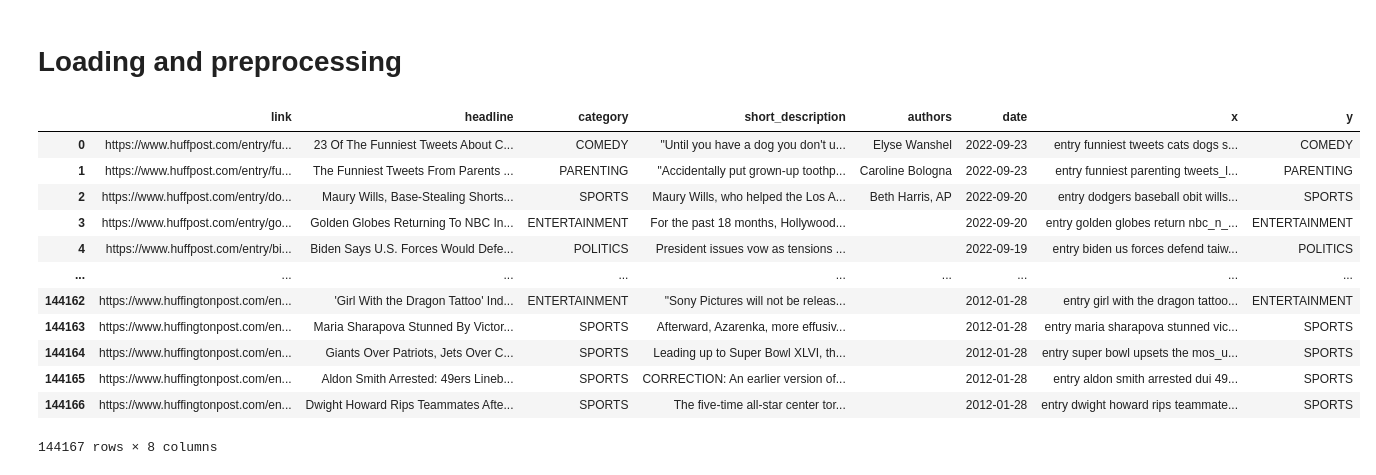
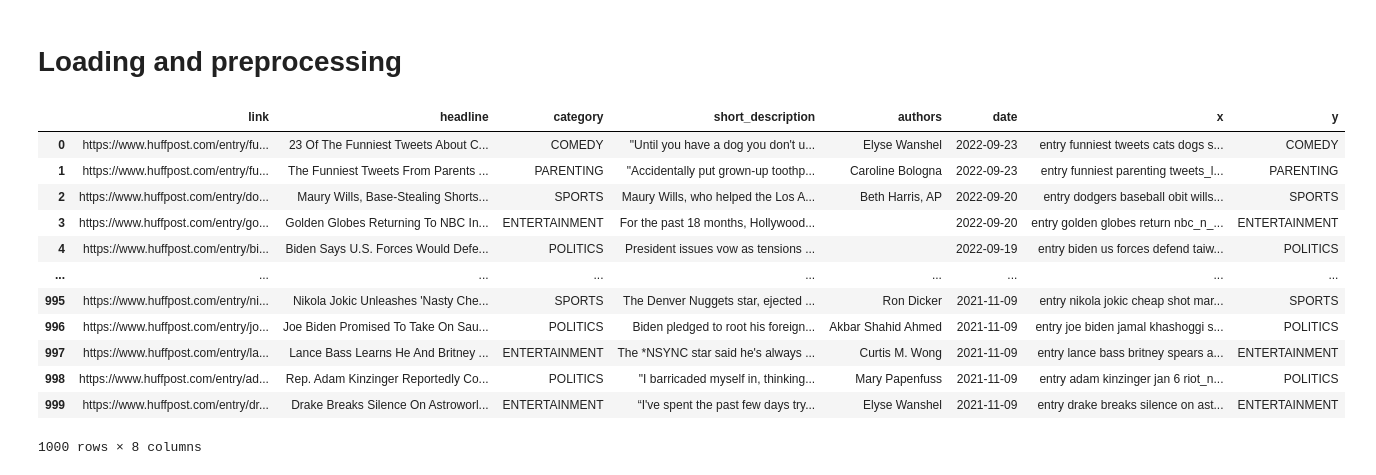
Before and after one commit to NHagar/url_classification, a Jupyter notebook: url_classification/analysis/pipeline.ipynb, the cells around one changed output. Saved outputs shown, nothing was run; the diff lists cells and outputs as text; code cells hidden in the pictures.

```diff
--- a/url_classification/analysis/pipeline.ipynb
+++ b/url_classification/analysis/pipeline.ipynb
@@ -10,39 +10,40 @@ con = duckdb.connect(database=':memory:', read_only=False)
 q = """
 WITH data AS (
 SELECT
     *
 FROM
     '../../data/raw/news_categories.parquet'
 ),
 total AS (
 SELECT COUNT(*) AS total FROM data
 ),
 counts AS (
 SELECT category, COUNT(*) AS articles FROM data GROUP BY 1
 ),
 pcts AS (
 SELECT category, articles / total.total AS pct FROM counts, total
 )
 SELECT d.*, REPLACE(REPLACE(SPLIT_PART(d.link, '.com/', 2), '/', ' '), '-', ' ') AS x, category AS y FROM data d JOIN pcts USING (category) WHERE pct > 0.02
+LIMIT 1000
 """
 
 huffpo = con.execute(q).fetch_df()
 
 huffpo
 # %% [output]
 |  | link | headline | category | short_description | authors | date | x | y |
 | 0 | https://www.huffpost.com/entry/fu... | 23 Of The Funniest Tweets About C... | COMEDY | "Until you have a dog you don't u... | Elyse Wanshel | 2022-09-23 | entry funniest tweets cats dogs s... | COMEDY |
 | 1 | https://www.huffpost.com/entry/fu... | The Funniest Tweets From Parents ... | PARENTING | "Accidentally put grown-up toothp... | Caroline Bologna | 2022-09-23 | entry funniest parenting tweets_l... | PARENTING |
 | 2 | https://www.huffpost.com/entry/do... | Maury Wills, Base-Stealing Shorts... | SPORTS | Maury Wills, who helped the Los A... | Beth Harris, AP | 2022-09-20 | entry dodgers baseball obit wills... | SPORTS |
 | 3 | https://www.huffpost.com/entry/go... | Golden Globes Returning To NBC In... | ENTERTAINMENT | For the past 18 months, Hollywood... |  | 2022-09-20 | entry golden globes return nbc_n_... | ENTERTAINMENT |
 | 4 | https://www.huffpost.com/entry/bi... | Biden Says U.S. Forces Would Defe... | POLITICS | President issues vow as tensions ... |  | 2022-09-19 | entry biden us forces defend taiw... | POLITICS |
 | ... | ... | ... | ... | ... | ... | ... | ... | ... |
-| 144162 | https://www.huffingtonpost.com/en... | 'Girl With the Dragon Tattoo' Ind... | ENTERTAINMENT | "Sony Pictures will not be releas... |  | 2012-01-28 | entry girl with the dragon tattoo... | ENTERTAINMENT |
-| 144163 | https://www.huffingtonpost.com/en... | Maria Sharapova Stunned By Victor... | SPORTS | Afterward, Azarenka, more effusiv... |  | 2012-01-28 | entry maria sharapova stunned vic... | SPORTS |
-| 144164 | https://www.huffingtonpost.com/en... | Giants Over Patriots, Jets Over C... | SPORTS | Leading up to Super Bowl XLVI, th... |  | 2012-01-28 | entry super bowl upsets the mos_u... | SPORTS |
-| 144165 | https://www.huffingtonpost.com/en... | Aldon Smith Arrested: 49ers Lineb... | SPORTS | CORRECTION: An earlier version of... |  | 2012-01-28 | entry aldon smith arrested dui 49... | SPORTS |
-| 144166 | https://www.huffingtonpost.com/en... | Dwight Howard Rips Teammates Afte... | SPORTS | The five-time all-star center tor... |  | 2012-01-28 | entry dwight howard rips teammate... | SPORTS |
+| 995 | https://www.huffpost.com/entry/ni... | Nikola Jokic Unleashes 'Nasty Che... | SPORTS | The Denver Nuggets star, ejected ... | Ron Dicker | 2021-11-09 | entry nikola jokic cheap shot mar... | SPORTS |
+| 996 | https://www.huffpost.com/entry/jo... | Joe Biden Promised To Take On Sau... | POLITICS | Biden pledged to root his foreign... | Akbar Shahid Ahmed | 2021-11-09 | entry joe biden jamal khashoggi s... | POLITICS |
+| 997 | https://www.huffpost.com/entry/la... | Lance Bass Learns He And Britney ... | ENTERTAINMENT | The *NSYNC star said he's always ... | Curtis M. Wong | 2021-11-09 | entry lance bass britney spears a... | ENTERTAINMENT |
+| 998 | https://www.huffpost.com/entry/ad... | Rep. Adam Kinzinger Reportedly Co... | POLITICS | "I barricaded myself in, thinking... | Mary Papenfuss | 2021-11-09 | entry adam kinzinger jan 6 riot_n... | POLITICS |
+| 999 | https://www.huffpost.com/entry/dr... | Drake Breaks Silence On Astroworl... | ENTERTAINMENT | “I've spent the past few days try... | Elyse Wanshel | 2021-11-09 | entry drake breaks silence on ast... | ENTERTAINMENT |
-144167 rows × 8 columns
+1000 rows × 8 columns
 # %%
 # uci
 q = """
```
Also changed, not shown: parts of 3 cells of this notebook.
